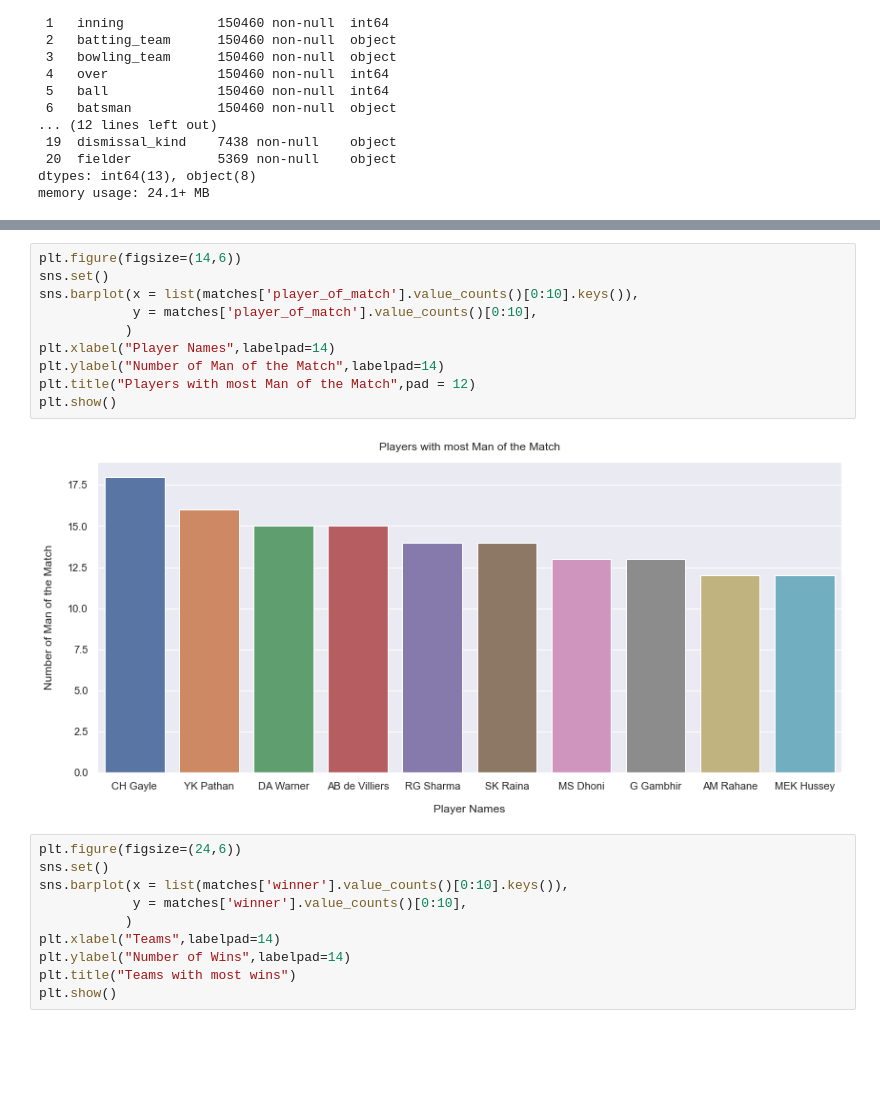
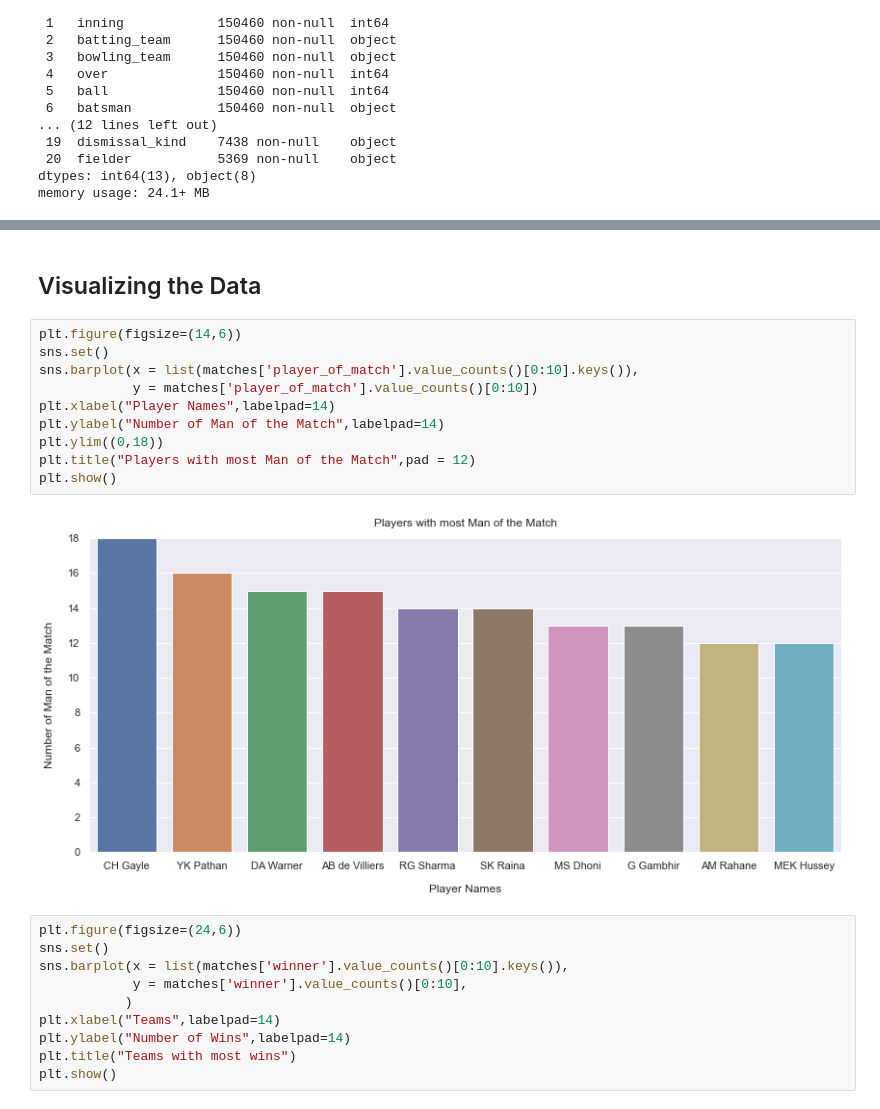
Before and after one commit to kartik11721/IndianPremierLeague_EDA, a Jupyter notebook: main.ipynb, the cells around one changed output, grey strips where cells are left out. Cells and saved outputs as stored; diff of their text form; blank space fills up the shorter version.

```diff
--- a/main.ipynb
+++ b/main.ipynb
@@ -132,15 +110,17 @@ matches.describe()
+# %% [markdown]
+## Visualizing the Data
 # %%
 plt.figure(figsize=(14,6))
 sns.set()
 sns.barplot(x = list(matches['player_of_match'].value_counts()[0:10].keys()),
-            y = matches['player_of_match'].value_counts()[0:10],
-           )
+            y = matches['player_of_match'].value_counts()[0:10])
 plt.xlabel("Player Names",labelpad=14)
 plt.ylabel("Number of Man of the Match",labelpad=14)
+plt.ylim((0,18))
 plt.title("Players with most Man of the Match",pad = 12)
 plt.show()
 # %% [output]
-[figure, old version]
+[figure, new version]
 # %%
 plt.figure(figsize=(24,6))
 sns.set()
```
Also changed, not shown: parts of 10 cells of this notebook.
